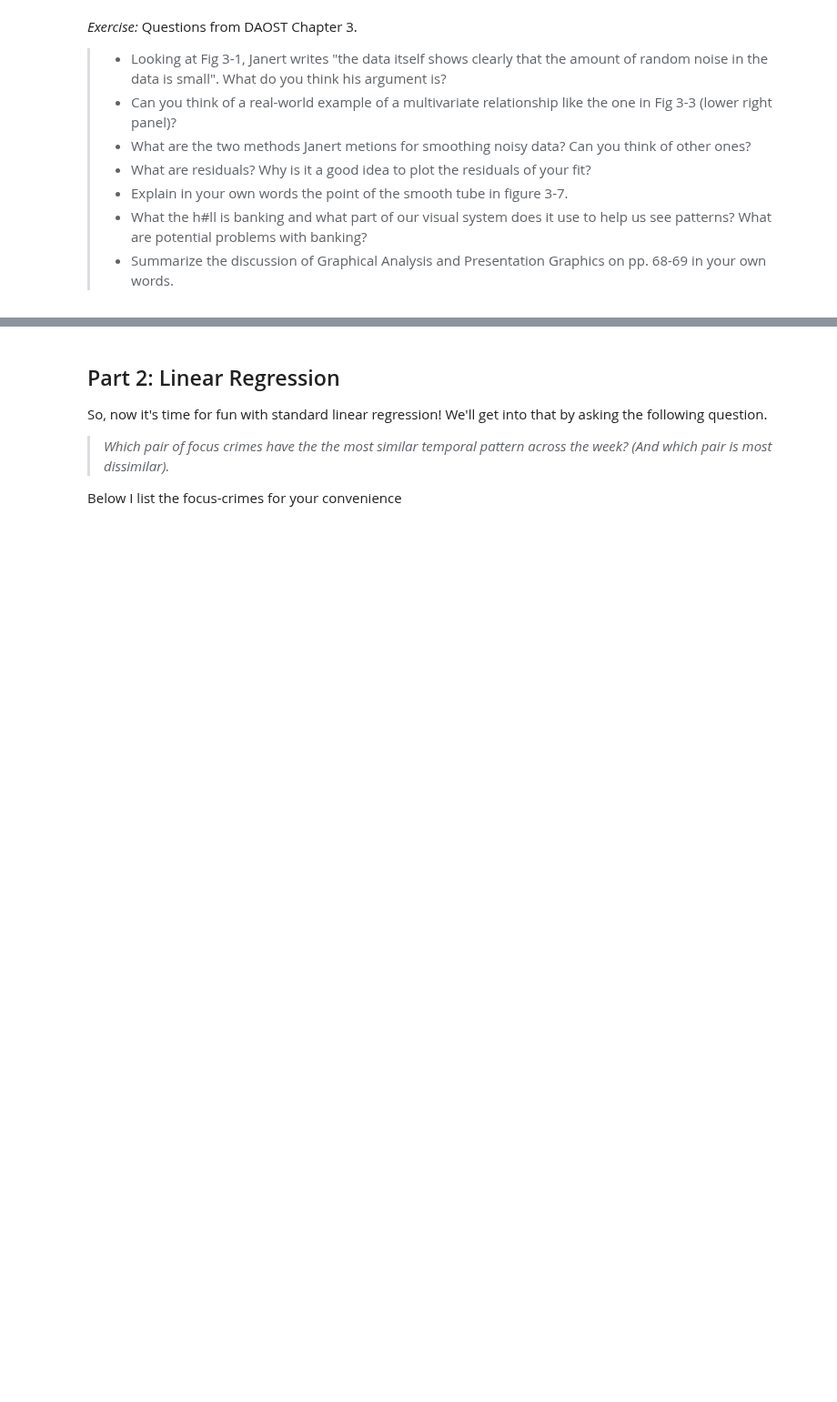
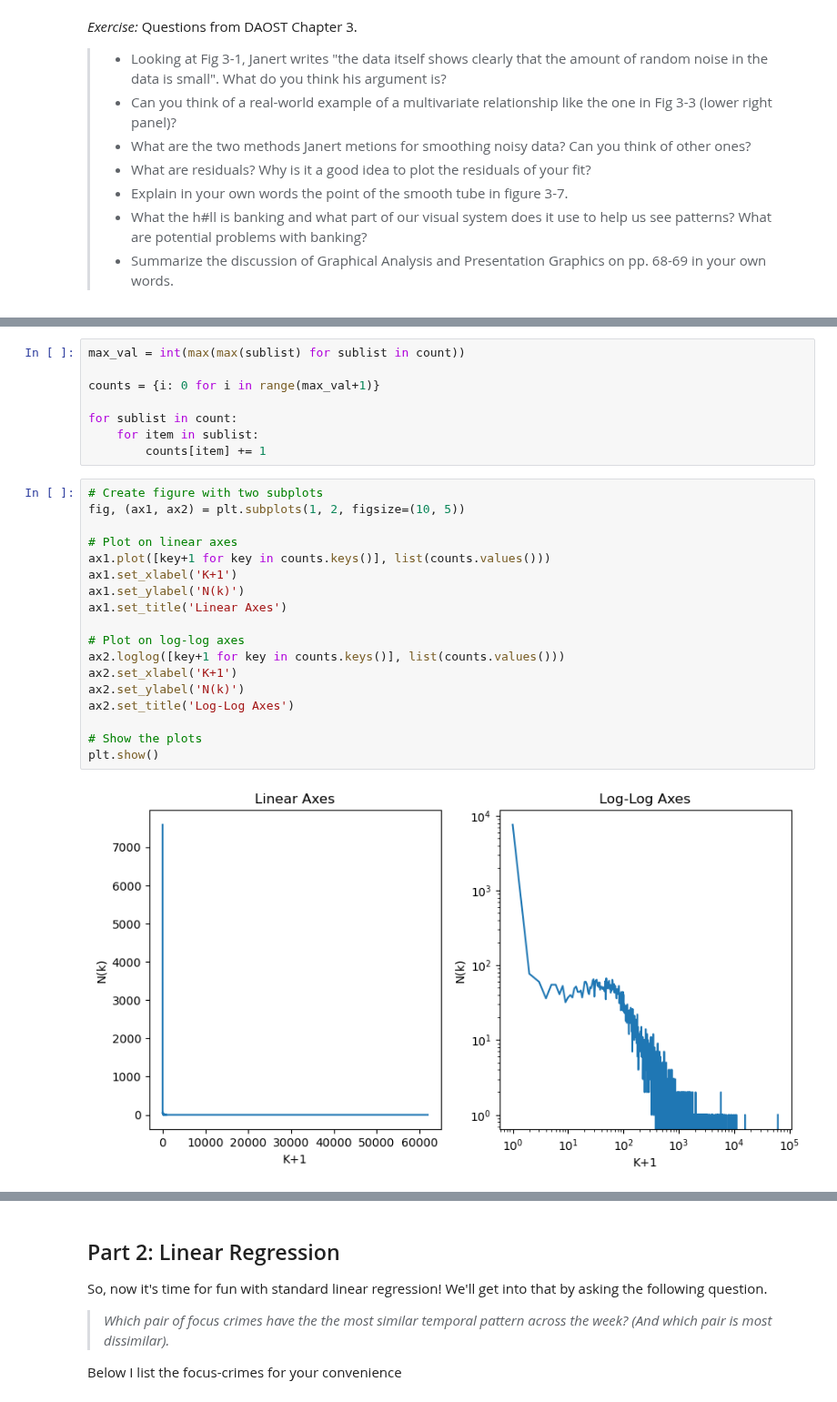
Before and after one commit to jens-create/socialdata2023, a Jupyter notebook: lectures/Week5.ipynb, the cells around one changed output, grey strips where cells are left out. Shown at 91% size. Drawn from its saved outputs; the diff is of its cells as text; blank space fills up the shorter version.

```diff
--- a/lectures/Week5.ipynb
+++ b/lectures/Week5.ipynb
@@ -50,0 +144,28 @@ Ok. Let's briefly talk about logarithms and logarithimic plots (if you take my n
+# %%
+max_val = int(max(max(sublist) for sublist in count))
+
+counts = {i: 0 for i in range(max_val+1)}
+
+for sublist in count:
+    for item in sublist:
+        counts[item] += 1
+# %%
+# Create figure with two subplots
+fig, (ax1, ax2) = plt.subplots(1, 2, figsize=(10, 5))
+
+# Plot on linear axes
+ax1.plot([key+1 for key in counts.keys()], list(counts.values()))
+ax1.set_xlabel('K+1')
+ax1.set_ylabel('N(k)')
+ax1.set_title('Linear Axes')
+
+# Plot on log-log axes
+ax2.loglog([key+1 for key in counts.keys()], list(counts.values()))
+ax2.set_xlabel('K+1')
+ax2.set_ylabel('N(k)')
+ax2.set_title('Log-Log Axes')
+
+# Show the plots
+plt.show()
+# %% [output]
+[figure, added]
```
Also changed, not shown: parts of 7 cells of this notebook, 3 other files.
